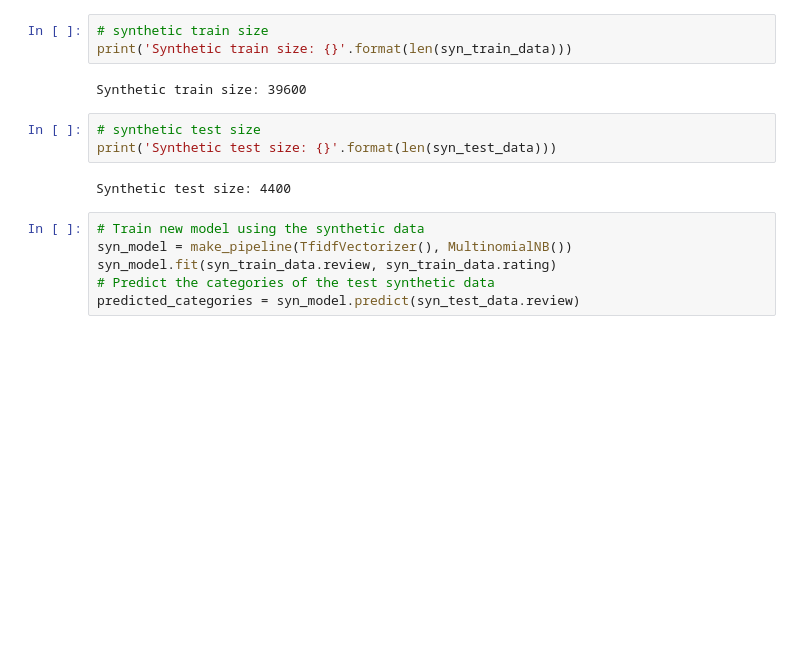
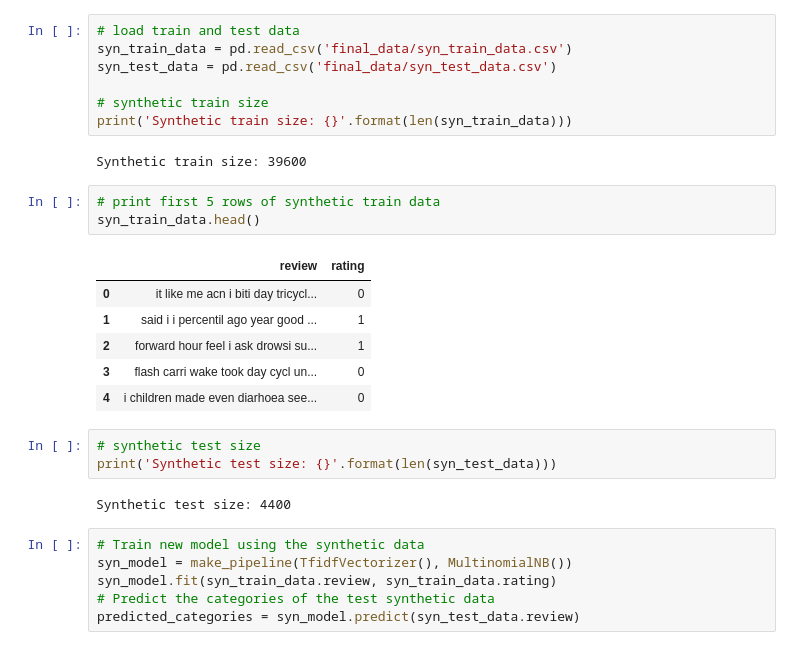
Before and after one commit to michellejieli/Whoop, a Jupyter notebook: naive_bayes.ipynb, the cells around one changed output. Saved outputs shown, nothing was run; the diff lists cells and outputs as text; blank space fills up the shorter version.

```diff
--- a/naive_bayes.ipynb
+++ b/naive_bayes.ipynb
@@ -300,8 +312,22 @@ syn_train_data, syn_test_data = train_test_split(synthetic_data, test_size=0.10,
 # %%
+# load train and test data
+syn_train_data = pd.read_csv('final_data/syn_train_data.csv')
+syn_test_data = pd.read_csv('final_data/syn_test_data.csv')
+
 # synthetic train size
 print('Synthetic train size: {}'.format(len(syn_train_data)))
 # %% [output]
 Synthetic train size: 39600
+# %%
+# print first 5 rows of synthetic train data
+syn_train_data.head()
+# %% [output]
+|  | review | rating |
+| 0 | it like me acn i biti day tricycl... | 0 |
+| 1 | said i i percentil ago year good ... | 1 |
+| 2 | forward hour feel i ask drowsi su... | 1 |
+| 3 | flash carri wake took day cycl un... | 0 |
+| 4 | i children made even diarhoea see... | 0 |
 # %%
 # synthetic test size
 print('Synthetic test size: {}'.format(len(syn_test_data)))
```
Also changed, not shown: parts of 11 cells of this notebook, 7 other files.
